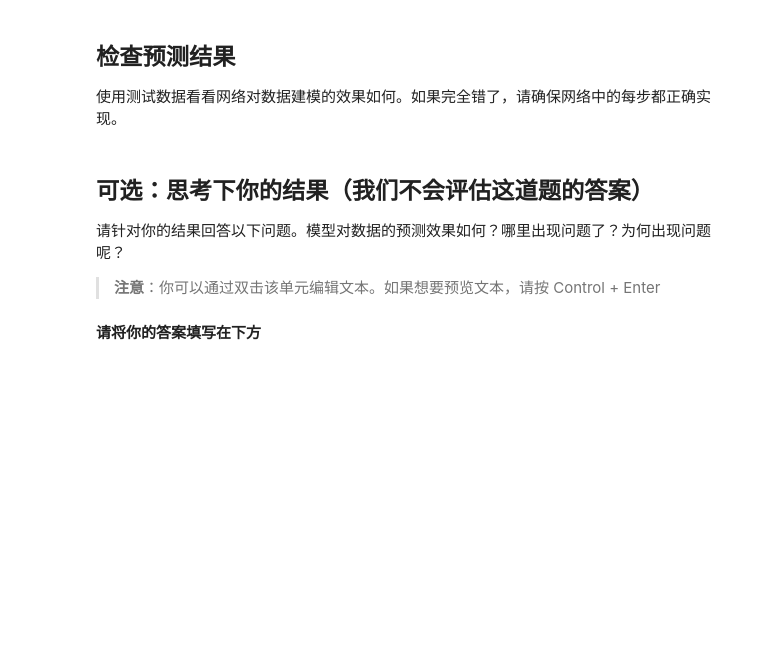
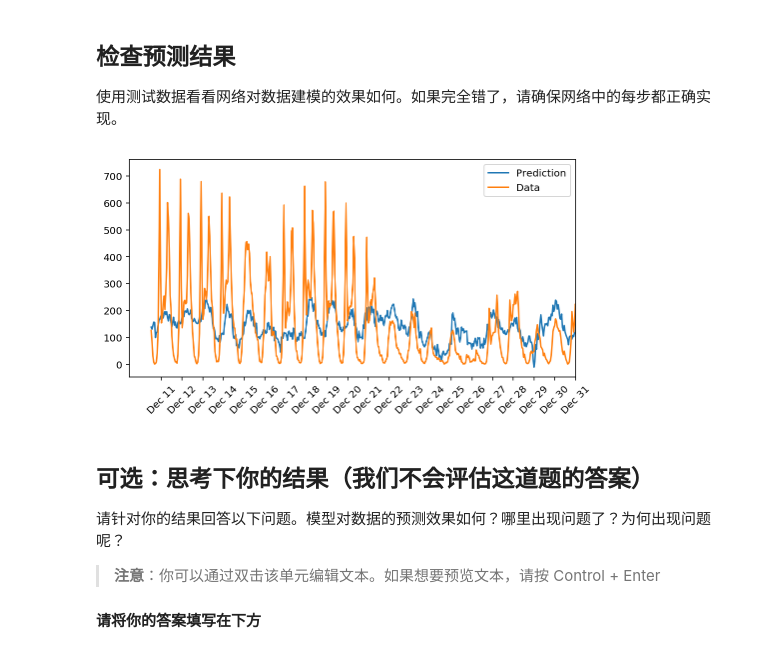
Before and after one commit to cuevas1208/cn-deep-learning, a Jupyter notebook: first-neural-network/Your_first_neural_network.ipynb, the cells around one changed output. Saved outputs shown, nothing was run; the diff lists cells and outputs as text; code cells hidden in the pictures; blank space fills up the shorter version.

```diff
--- a/first-neural-network/Your_first_neural_network.ipynb
+++ b/first-neural-network/Your_first_neural_network.ipynb
@@ -171,7 +171,7 @@ class NeuralNetwork(object):
             # TODO: Output layer - Replace these values with your calculations.
             # signals into final output layer 1x2 ~ 2x1 => 1x1
             final_inputs = np.dot(hidden_outputs, self.weights_hidden_to_output)
-            # signals from final output layer
+            # signals from final output layer 1x1
             final_outputs = final_inputs
 
             #### Implement the backward pass here ####
@@ -179,29 +179,24 @@ class NeuralNetwork(object):
 
             # TODO: Output error - Replace this value with your calculations.
             # Output layer error is the difference between desired target and actual output. 1x1
-            error = targets - final_outputs
-            output_error_term = error
+            output_error = y - final_outputs
+            output_error_term = output_error
 
             # TODO: Calculate the hidden layer's contribution to the error
-            hidden_error = self.weights_hidden_to_output * output_error_term
-            hidden_error_term = np.dot((hidden_outputs * (1 - hidden_outputs)), hidden_error)
-
+            hidden_error = np.dot(output_error_term, self.weights_hidden_to_output.T)
             # TODO: Backpropagated error terms - Replace these values with your calculations.
-            # hidden_error_term = np.dot(self.weights_input_to_hidden, output_error_term[0][0]) * hidden_outputs * (1 - hidden_outputs)
+            hidden_error_term = hidden_error * hidden_outputs * (1 - hidden_outputs)
 
             # Weight step (input to hidden)
-            delta_weights_i_h += hidden_error_term * X[:, None]
+            delta_weights_i_h += X[:,None] * hidden_error_term
             # Weight step (hidden to output)
-            delta_weights_h_o += output_error_term * hidden_outputs[:,None]
+            delta_weights_h_o += hidden_outputs[:, None] * output_error_term
 
         # TODO: Update the weights - Replace these values with your calculations.
         # update hidden-to-output weights with gradient descent step
         self.weights_hidden_to_output += self.lr * delta_weights_h_o / n_records
         # update input-to-hidden weights with gradient descent step
         self.weights_input_to_hidden += self.lr * delta_weights_i_h / n_records
-        print(self.weights_hidden_to_output)
-        print(self.weights_input_to_hidden)
-
 
     def run(self, features):
         ''' Run a forward pass through the network with input features
@@ -217,8 +212,8 @@ class NeuralNetwork(object):
         hidden_outputs = self.activation_function(hidden_inputs) # signals from hidden layer
 
         # TODO: Output layer - Replace these values with the appropriate calculations.
-        final_inputs = np.dot(self.weights_hidden_to_output, hidden_outputs) # signals into final output layer
-        final_outputs = self.activation_function(final_inputs) # signals from final output layer
+        final_inputs = np.dot(hidden_outputs, self.weights_hidden_to_output) # signals into final output layer
+        final_outputs = final_inputs
 
         return final_outputs
 # %%
@@ -339,9 +313,9 @@ FAILED (failures=2)
 import sys
 
 ### Set the hyperparameters here ###
-iterations = 100
-learning_rate = 0.1
-hidden_nodes = 2
+iterations = 1000
+learning_rate = 0.005
+hidden_nodes = 256
 output_nodes = 1
 
 N_i = train_features.shape[1]
@@ -351,7 +325,7 @@ losses = {'train':[], 'validation':[]}
 for ii in range(iterations):
     # Go through a random batch of 128 records from the training data set
     batch = np.random.choice(train_features.index, size=128)
-    X, y = train_features.ix[batch].values, train_targets.ix[batch]['cnt']
+    X, y = train_features.iloc[batch].values, train_targets.iloc[batch]['cnt']
 
     network.train(X, y)
 
@@ -377,17 +355,19 @@ _ = plt.ylim()
 # %%
 fig, ax = plt.subplots(figsize=(8,4))
 
 mean, std = scaled_features['cnt']
 predictions = network.run(test_features).T*std + mean
 ax.plot(predictions[0], label='Prediction')
 ax.plot((test_targets['cnt']*std + mean).values, label='Data')
 ax.set_xlim(right=len(predictions))
 ax.legend()
 
-dates = pd.to_datetime(rides.ix[test_data.index]['dteday'])
+dates = pd.to_datetime(rides.loc[test_data.index]['dteday'])
 dates = dates.apply(lambda d: d.strftime('%b %d'))
 ax.set_xticks(np.arange(len(dates))[12::24])
 _ = ax.set_xticklabels(dates[12::24], rotation=45)
+# %% [output]
+[figure, added]
 # %% [markdown]
 ## 可选：思考下你的结果（我们不会评估这道题的答案）
 
```
Also changed, not shown: parts of 3 cells of this notebook.
